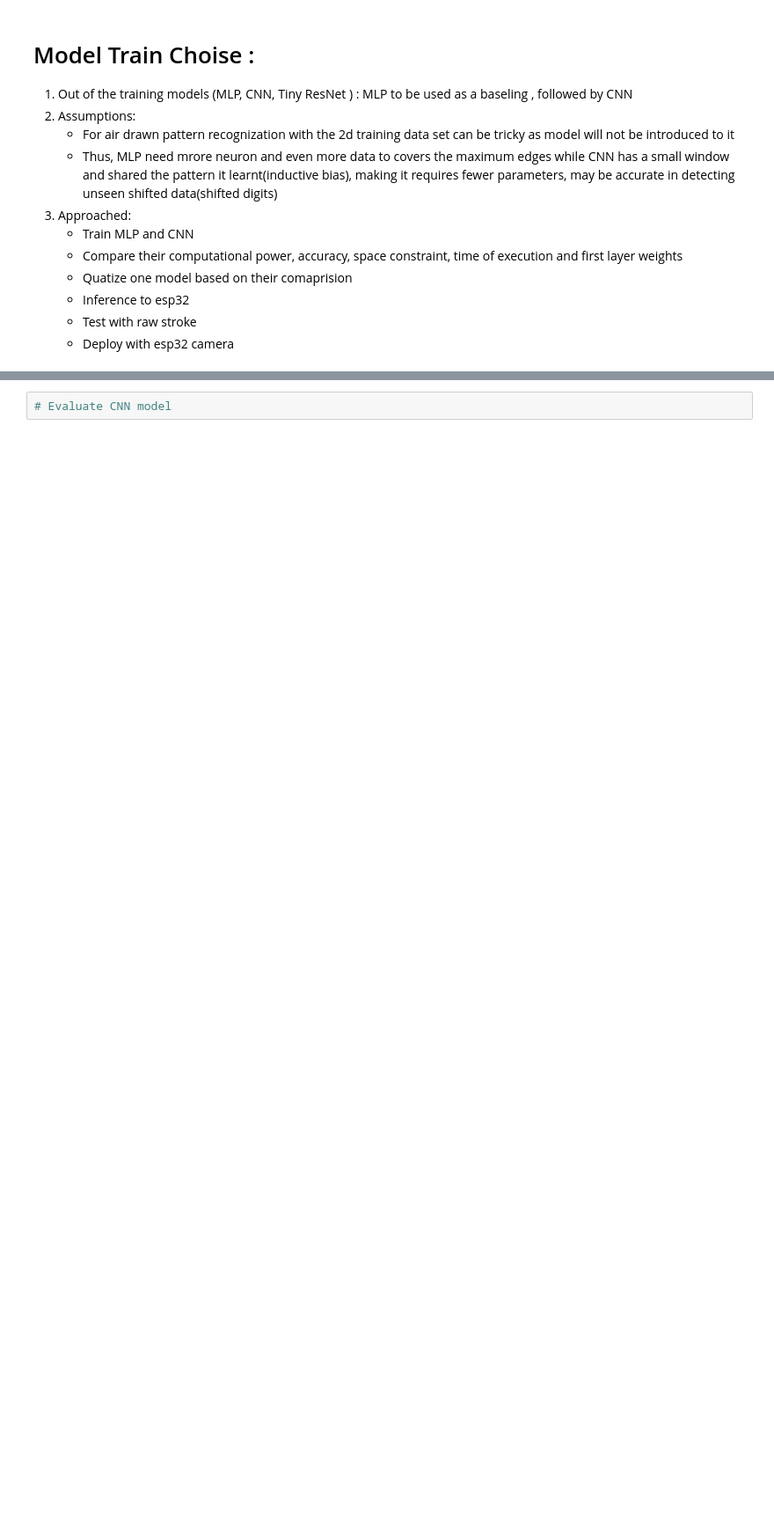
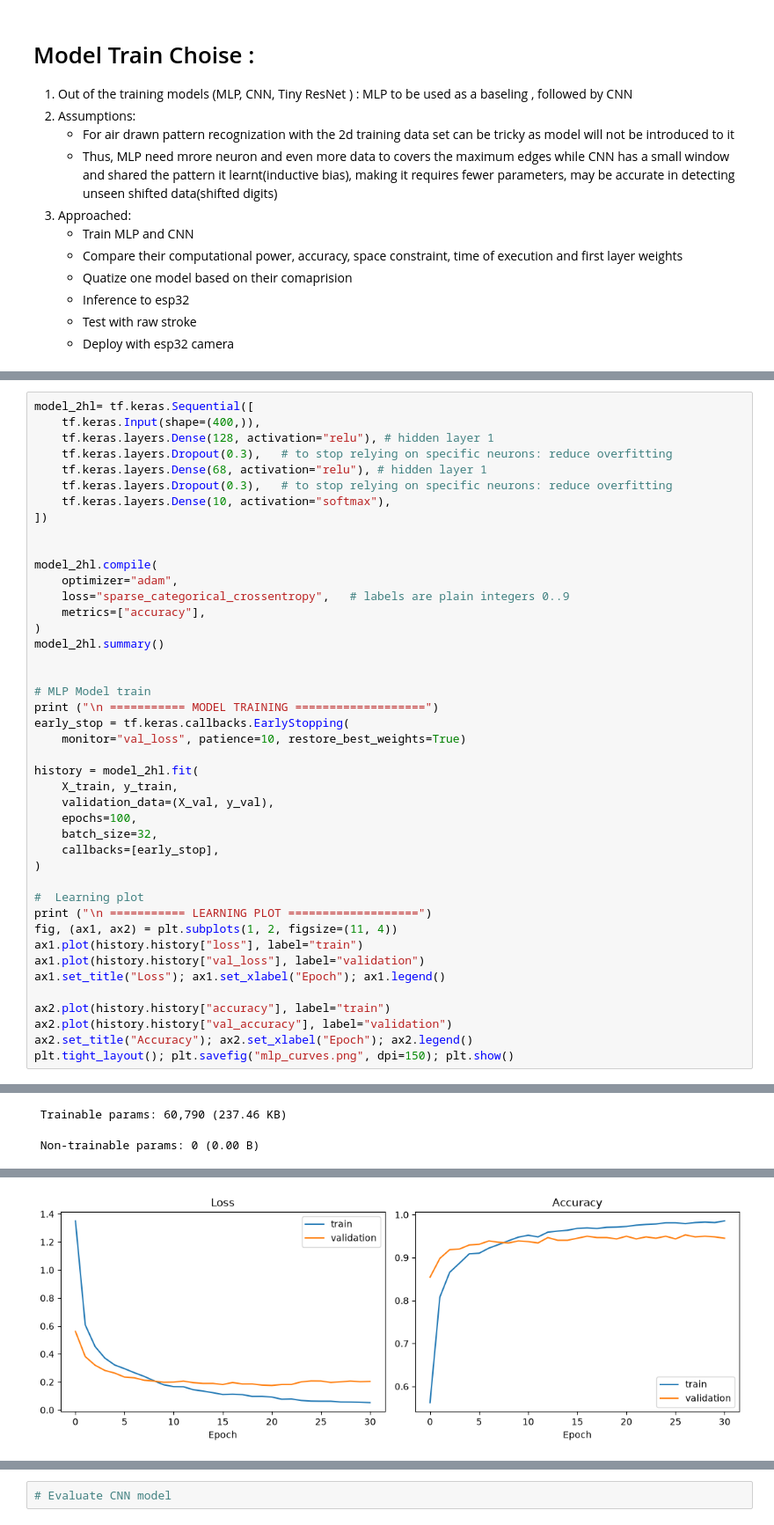
Before and after one commit to Binay432/Air-Drawn-Digit-Recognition-TinyML, a Jupyter notebook: train.ipynb, the cells around one changed output, grey strips where cells are left out. Shown at 88% size. Cells and saved outputs as stored; diff of their text form; blank space fills up the shorter version.

Commit message:
1 hidden layer vs 2 hidden layers

```diff
--- a/train.ipynb
+++ b/train.ipynb
@@ -202,0 +197,44 @@ Epoch 26/100
+# %%
+model_2hl= tf.keras.Sequential([
+    tf.keras.Input(shape=(400,)),
+    tf.keras.layers.Dense(128, activation="relu"), # hidden layer 1
+    tf.keras.layers.Dropout(0.3),   # to stop relying on specific neurons: reduce overfitting
+    tf.keras.layers.Dense(68, activation="relu"), # hidden layer 1
+    tf.keras.layers.Dropout(0.3),   # to stop relying on specific neurons: reduce overfitting
+    tf.keras.layers.Dense(10, activation="softmax"),
+])
+
+
+model_2hl.compile(
+    optimizer="adam",
+    loss="sparse_categorical_crossentropy",   # labels are plain integers 0..9
+    metrics=["accuracy"],
+)
+model_2hl.summary()
+
+
+# MLP Model train
+print ("\n =========== MODEL TRAINING ===================")
+early_stop = tf.keras.callbacks.EarlyStopping(
+    monitor="val_loss", patience=10, restore_best_weights=True)
+
+history = model_2hl.fit(
+    X_train, y_train,
+    validation_data=(X_val, y_val),
+    epochs=100,
+    batch_size=32,
+    callbacks=[early_stop],
+)
+
+#  Learning plot
+print ("\n =========== LEARNING PLOT ===================")
+fig, (ax1, ax2) = plt.subplots(1, 2, figsize=(11, 4))
+ax1.plot(history.history["loss"], label="train")
+ax1.plot(history.history["val_loss"], label="validation")
+ax1.set_title("Loss"); ax1.set_xlabel("Epoch"); ax1.legend()
+
+ax2.plot(history.history["accuracy"], label="train")
+ax2.plot(history.history["val_accuracy"], label="validation")
+ax2.set_title("Accuracy"); ax2.set_xlabel("Epoch"); ax2.legend()
+plt.tight_layout(); plt.savefig("mlp_curves.png", dpi=150); plt.show()
+# %% [output]
@@ -202,0 +256,2 @@ Epoch 26/100
+ Trainable params: 60,790 (237.46 KB)
+ Non-trainable params: 0 (0.00 B)
@@ -203,3 +275,4 @@ Epoch 26/100
+[figure, added]
 # %% [markdown]
 ## Analysis
 - Sign of overfitting
```
Also changed, not shown: parts of 3 cells of this notebook, 1 other file.
